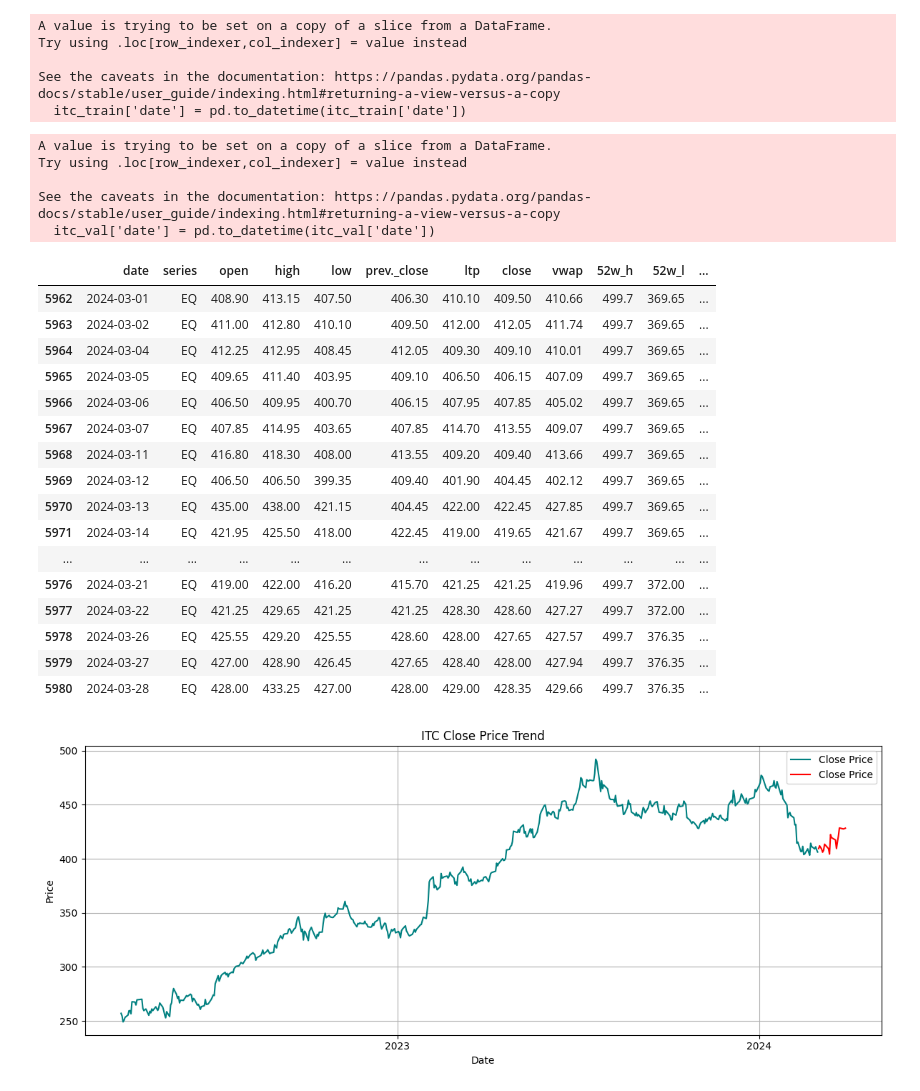
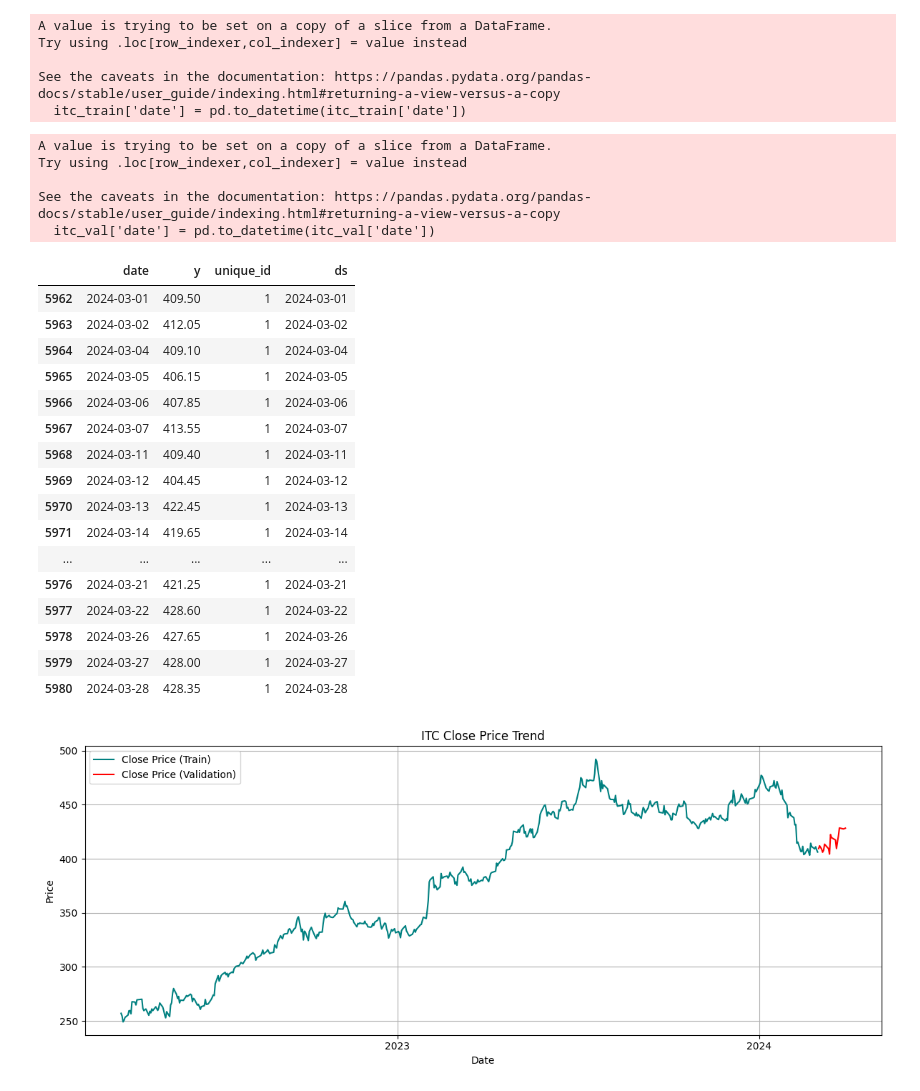
Before and after one commit to Vrunda-Kulkarni/Stock_Price_Prediction, a Jupyter notebook: 02_statsforecast.ipynb, the cells around one changed output. Cells and saved outputs as stored; diff of their text form; code cells hidden in the pictures.

Commit message:
initial statsforecast input dataframe and object set up

```diff
--- a/02_statsforecast.ipynb
+++ b/02_statsforecast.ipynb
@@ -46,0 +37,12 @@ itc_filtered
+# %%
+# -------------------------------------
+# Creating filtered set into required format and retaining date column for train val split
+# -------------------------------------
+
+itc_filtered = itc_filtered[['date','close']]
+itc_filtered['unique_id'] = 1
+itc_filtered['ds'] = itc_filtered['date']
+itc_filtered.rename(columns={
+    'close':'y'}, inplace=True
+)
+itc_filtered
@@ -67,42 +83,42 @@ Try using .loc[row_indexer,col_indexer] = value instead
 
 See the caveats in the documentation: https://pandas.pydata.org/pandas-docs/stable/user_guide/indexing.html#returning-a-view-versus-a-copy
   itc_val['date'] = pd.to_datetime(itc_val['date'])
-|  | date | series | open | high | low | prev._close | ltp | close | vwap | 52w_h | 52w_l | ... |
-| 5962 | 2024-03-01 | EQ | 408.90 | 413.15 | 407.50 | 406.30 | 410.10 | 409.50 | 410.66 | 499.7 | 369.65 | ... |
-| 5963 | 2024-03-02 | EQ | 411.00 | 412.80 | 410.10 | 409.50 | 412.00 | 412.05 | 411.74 | 499.7 | 369.65 | ... |
-| 5964 | 2024-03-04 | EQ | 412.25 | 412.95 | 408.45 | 412.05 | 409.30 | 409.10 | 410.01 | 499.7 | 369.65 | ... |
-| 5965 | 2024-03-05 | EQ | 409.65 | 411.40 | 403.95 | 409.10 | 406.50 | 406.15 | 407.09 | 499.7 | 369.65 | ... |
-| 5966 | 2024-03-06 | EQ | 406.50 | 409.95 | 400.70 | 406.15 | 407.95 | 407.85 | 405.02 | 499.7 | 369.65 | ... |
-| 5967 | 2024-03-07 | EQ | 407.85 | 414.95 | 403.65 | 407.85 | 414.70 | 413.55 | 409.07 | 499.7 | 369.65 | ... |
-| 5968 | 2024-03-11 | EQ | 416.80 | 418.30 | 408.00 | 413.55 | 409.20 | 409.40 | 413.66 | 499.7 | 369.65 | ... |
-| 5969 | 2024-03-12 | EQ | 406.50 | 406.50 | 399.35 | 409.40 | 401.90 | 404.45 | 402.12 | 499.7 | 369.65 | ... |
-| 5970 | 2024-03-13 | EQ | 435.00 | 438.00 | 421.15 | 404.45 | 422.00 | 422.45 | 427.85 | 499.7 | 369.65 | ... |
-| 5971 | 2024-03-14 | EQ | 421.95 | 425.50 | 418.00 | 422.45 | 419.00 | 419.65 | 421.67 | 499.7 | 369.65 | ... |
-| ... | ... | ... | ... | ... | ... | ... | ... | ... | ... | ... | ... | ... |
-| 5976 | 2024-03-21 | EQ | 419.00 | 422.00 | 416.20 | 415.70 | 421.25 | 421.25 | 419.96 | 499.7 | 372.00 | ... |
-| 5977 | 2024-03-22 | EQ | 421.25 | 429.65 | 421.25 | 421.25 | 428.30 | 428.60 | 427.27 | 499.7 | 372.00 | ... |
-| 5978 | 2024-03-26 | EQ | 425.55 | 429.20 | 425.55 | 428.60 | 428.00 | 427.65 | 427.57 | 499.7 | 376.35 | ... |
-| 5979 | 2024-03-27 | EQ | 427.00 | 428.90 | 426.45 | 427.65 | 428.40 | 428.00 | 427.94 | 499.7 | 376.35 | ... |
-| 5980 | 2024-03-28 | EQ | 428.00 | 433.25 | 427.00 | 428.00 | 429.00 | 428.35 | 429.66 | 499.7 | 376.35 | ... |
+|  | date | y | unique_id | ds |
+| 5962 | 2024-03-01 | 409.50 | 1 | 2024-03-01 |
+| 5963 | 2024-03-02 | 412.05 | 1 | 2024-03-02 |
+| 5964 | 2024-03-04 | 409.10 | 1 | 2024-03-04 |
+| 5965 | 2024-03-05 | 406.15 | 1 | 2024-03-05 |
+| 5966 | 2024-03-06 | 407.85 | 1 | 2024-03-06 |
+| 5967 | 2024-03-07 | 413.55 | 1 | 2024-03-07 |
+| 5968 | 2024-03-11 | 409.40 | 1 | 2024-03-11 |
+| 5969 | 2024-03-12 | 404.45 | 1 | 2024-03-12 |
+| 5970 | 2024-03-13 | 422.45 | 1 | 2024-03-13 |
+| 5971 | 2024-03-14 | 419.65 | 1 | 2024-03-14 |
+| ... | ... | ... | ... | ... |
+| 5976 | 2024-03-21 | 421.25 | 1 | 2024-03-21 |
+| 5977 | 2024-03-22 | 428.60 | 1 | 2024-03-22 |
+| 5978 | 2024-03-26 | 427.65 | 1 | 2024-03-26 |
+| 5979 | 2024-03-27 | 428.00 | 1 | 2024-03-27 |
+| 5980 | 2024-03-28 | 428.35 | 1 | 2024-03-28 |
 # %%
 import matplotlib.dates as mdates
 
 
 # Plot
 plt.figure(figsize=(12, 5))
-plt.plot(itc_train['date'], itc_train['close'], label=f'{'close'.title()} Price', color='teal')
-plt.plot(itc_val['date'],itc_val['close'],label=f'{'close'.title()} Price', color='red')
+plt.plot(itc_train['date'], itc_train['y'], label=f'{'close'.title()} Price (Train)', color='teal')
+plt.plot(itc_val['date'],itc_val['y'],label=f'{'close'.title()} Price (Validation)', color='red')
 
 # Format x-axis to show years only
 plt.gca().xaxis.set_major_locator(mdates.YearLocator())           # Tick every year
 plt.gca().xaxis.set_major_formatter(mdates.DateFormatter('%Y'))
 
 plt.title(f'ITC {'close'.title()} Price Trend')
 plt.xlabel('Date')
 plt.ylabel('Price')
 plt.grid(True)
 plt.legend()
 plt.tight_layout()
 plt.show()
 # %% [output]
-[figure, old version]
+[figure, new version]
```
Also changed, not shown: parts of 5 cells of this notebook.
